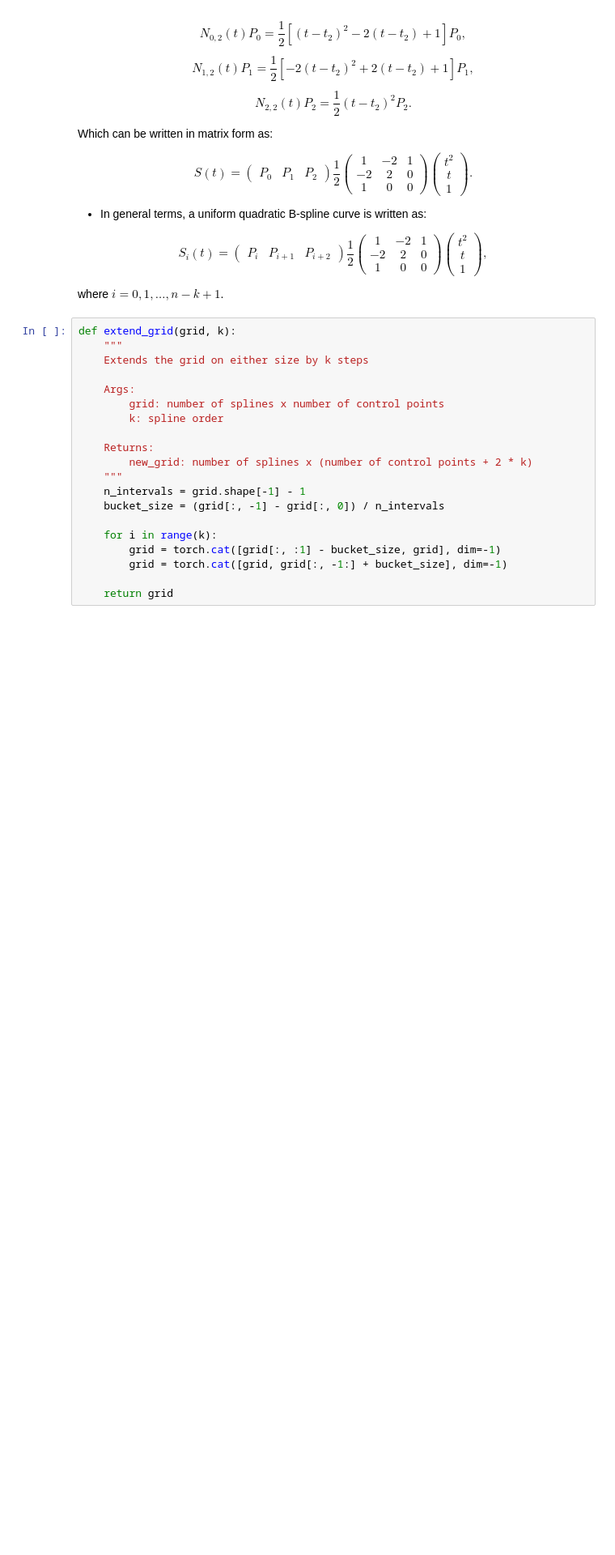
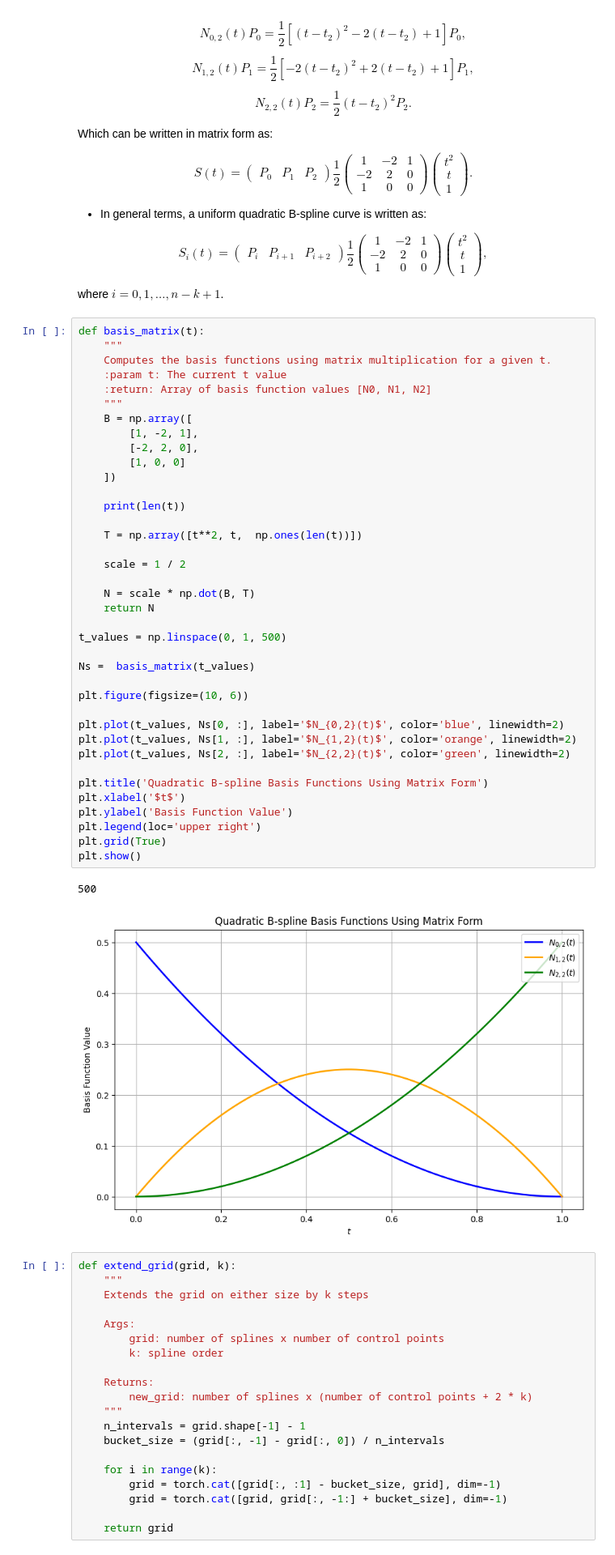
Before and after one commit to spagnoloG/kan, a Jupyter notebook: code/splines/splines.ipynb, the cells around one changed output. Shown: that part at 81% size. Drawn from its saved outputs; the diff is of its cells as text; blank space fills up the shorter version.

Commit message:
matrix form finally works

```diff
--- a/code/splines/splines.ipynb
+++ b/code/splines/splines.ipynb
@@ -261,6 +261,47 @@ t \\
 $$
 
 where $i = 0, 1, \ldots, n - k + 1$.
+# %%
+def basis_matrix(t):
+    """
+    Computes the basis functions using matrix multiplication for a given t.
+    :param t: The current t value
+    :return: Array of basis function values [N0, N1, N2]
+    """
+    B = np.array([
+        [1, -2, 1],
+        [-2, 2, 0],
+        [1, 0, 0]
+    ])
+
+    print(len(t))
+
+    T = np.array([t**2, t,  np.ones(len(t))])
+
+    scale = 1 / 2
+
+    N = scale * np.dot(B, T)
+    return N
+
+t_values = np.linspace(0, 1, 500)
+
+Ns =  basis_matrix(t_values)
+
+plt.figure(figsize=(10, 6))
+
+plt.plot(t_values, Ns[0, :], label='$N_{0,2}(t)$', color='blue', linewidth=2)
+plt.plot(t_values, Ns[1, :], label='$N_{1,2}(t)$', color='orange', linewidth=2)
+plt.plot(t_values, Ns[2, :], label='$N_{2,2}(t)$', color='green', linewidth=2)
+
+plt.title('Quadratic B-spline Basis Functions Using Matrix Form')
+plt.xlabel('$t$')
+plt.ylabel('Basis Function Value')
+plt.legend(loc='upper right')
+plt.grid(True)
+plt.show()
+# %% [output]
+500
+[figure, added]
 # %%
 def extend_grid(grid, k):
     """
```
